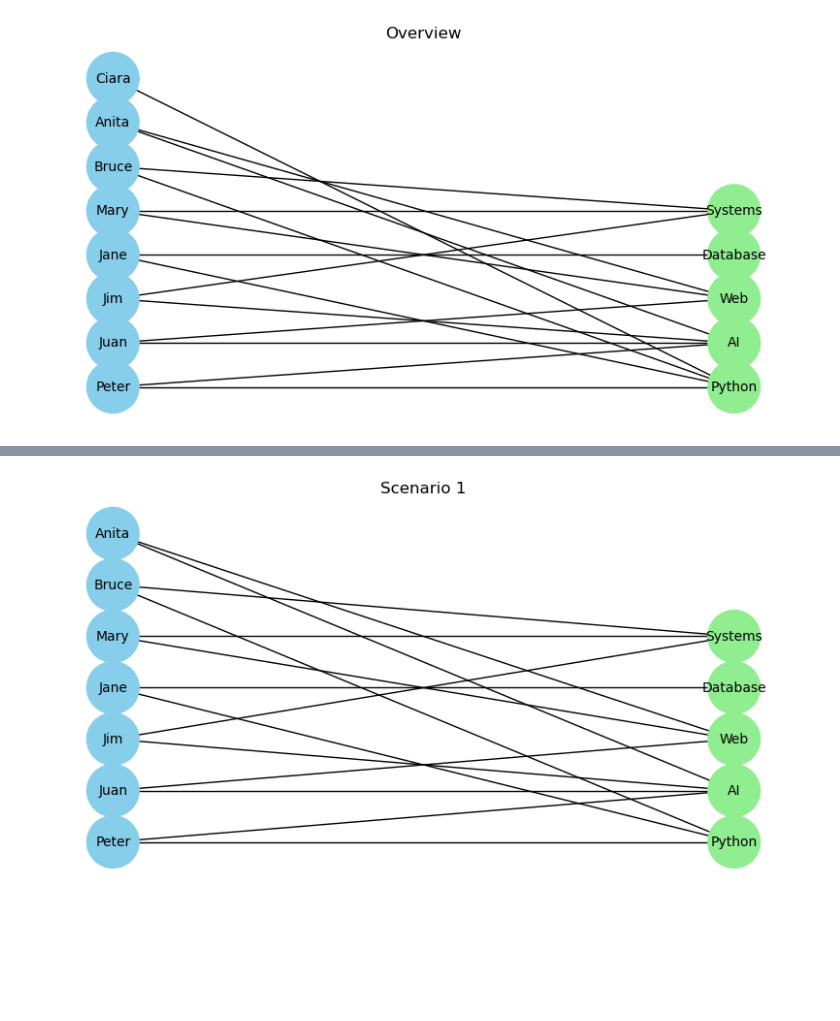
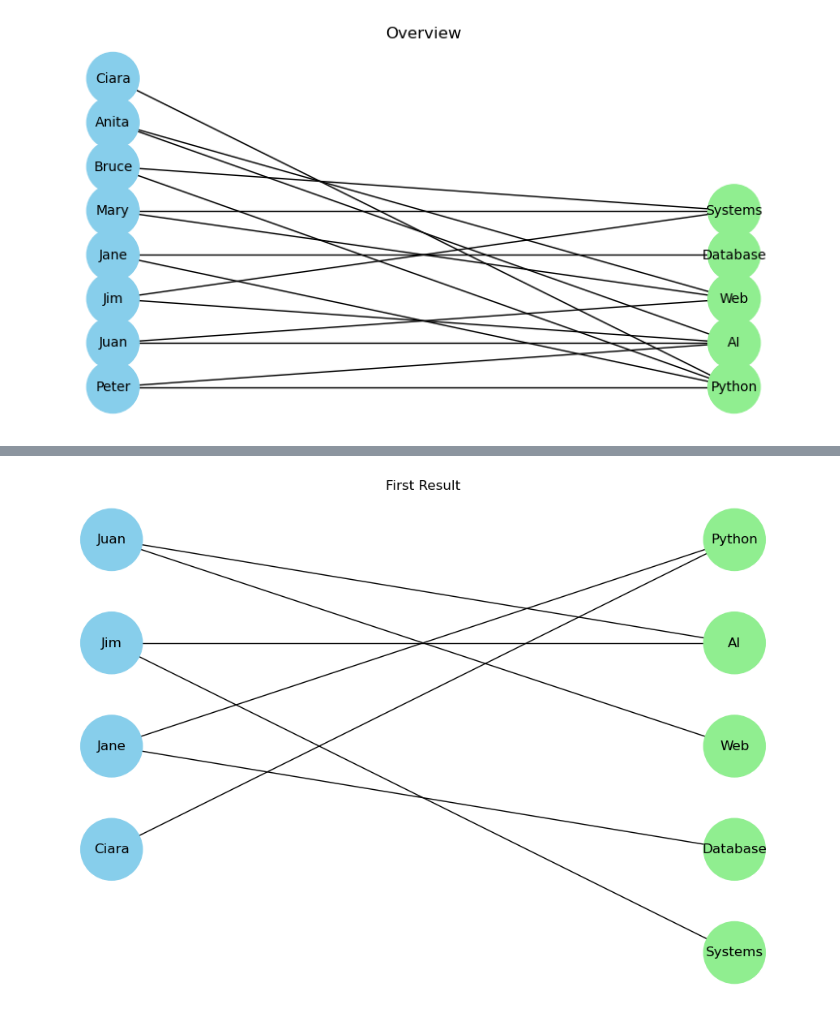
Before and after one commit to 2023323-MarcosOliveira/Final-Integrated-CA, a Jupyter notebook: Marcos_Oliveira_AI_DV_ICA.ipynb, the cells around one changed output, grey strips where cells are left out. Drawn from its saved outputs; the diff is of its cells as text; code cells hidden in the pictures; blank space fills up the shorter version.

Commit message:
feat: :sparkles: Data Visualisation Task, Scenario 1
Scenario 1 is displaying two results in the Data Visualisation section

```diff
--- a/Marcos_Oliveira_AI_DV_ICA.ipynb
+++ b/Marcos_Oliveira_AI_DV_ICA.ipynb
@@ -310,81 +309,75 @@ visualize_csp(candidates_scenario, roles_scenario, "Overview")
 # %%
 import matplotlib.pyplot as plt
 import networkx as nx
+from itertools import combinations
 
-# Candidates and their abilities of Scenario 1
+# Candidates and their abilities for Scenario 1
 candidates_scenario_1 = {
     "Peter": ["Python", "AI"],
     "Juan": ["Web", "AI"],
     "Jim": ["AI", "Systems"],
     "Jane": ["Python", "Database"],
     "Mary": ["Web", "Systems"],
     "Bruce": ["Systems", "Python"],
     "Anita": ["Web", "AI"],
-    # Ciara knows Python
+    "Ciara": ["Python"]  # Ciara knows Python
 }
 
-# Required roles
+# Required roles for Scenario 1
 required_roles_scenario_1 = {
-    "Python": 2,
+    "Python": 1,  # One Python role is already filled by Ciara
     "AI": 2,
     "Web": 1,
     "Database": 1,
     "Systems": 1
 }
 
-# Candidates and their abilities of Scenario 2
-candidates_scenario_2 = {
-    "Peter": ["Python", "AI"],
-    "Jim": ["AI", "Systems"],
-    "Jane": ["Python", "Database"],
-    "Mary": ["Web", "Systems"],
-    "Bruce": ["Systems", "Python"],
-    "Anita": ["Web", "AI"]
-    # Excluding Ciara and Juan
-}
+# Function to check if the combination of hires covers all roles
+def covers_all_roles(hires):
+    covered_roles = {role: 0 for role in required_roles_scenario_1.keys()}
+    for hire in hires:
+        for skill in candidates_scenario_1[hire]:
+            if skill in covered_roles:
+                covered_roles[skill] += 1
+    return all(covered_roles[role] >= required_roles_scenario_1[role] for role in covered_roles)
 
-# Roles for Scenario 2
-required_roles_scenario_2 = {
-    "Python": 2,
-    "AI": 3,  # Increased to 3 AI Engineers
-    "Web": 1,
-    "Database": 1,
-    "Systems": 1
-}
+# Generate combinations of three hires (excluding Ciara who is a given hire)
+possible_hires = set(candidates_scenario_1.keys()) - {"Ciara"}
+combinations_of_hires = combinations(possible_hires, 3)
 
-def visualize_scenario(candidates_scenario_1, required_roles_scenario_1, scenario_title):
-    # Initialize a new graph
+# Find valid combinations
+valid_combinations = []
+for hires in combinations_of_hires:
+    hires_with_ciara = hires + ("Ciara",)  # Adding Ciara to the combination
+    if covers_all_roles(hires_with_ciara):
+        valid_combinations.append(hires_with_ciara)
+
+# Visualize individual result function
+def visualize_individual_result(candidates, required_roles, assignment, title):
     G = nx.Graph()
-
-    # Add nodes for candidates and roles
-    for candidate, skills in candidates_scenario_1.items():
+    for candidate in assignment:
         G.add_node(candidate, type='candidate', bipartite=0)
-        for skill in skills:
-            if skill in required_roles_scenario_1:
-                # Add the role node if it has not already been added
-                if skill not in G:
-                    G.add_node(skill, type='role', bipartite=1)
-                # Add an edge between the candidate and the role
+        for skill in candidates[candidate]:
+            if skill in required_roles:
+                G.add_node(skill, type='role', bipartite=1)
                 G.add_edge(candidate, skill)
-
-    # Generate positions for visualization (left for candidates, right for roles)
     pos = {}
-    pos.update((node, (1, i)) for i, node in enumerate(candidates_scenario_1))
-    pos.update((node, (2, i)) for i, node in enumerate(required_roles_scenario_1))
-
-    # Draw the graph
-    plt.figure(figsize=(10, 5))
-    plt.title(scenario_title)
+    candidate_positions = {node: (1, -i) for i, node in enumerate(assignment)}
+    role_positions = {node: (2, -i) for i, node in enumerate(required_roles)}
+    pos.update(candidate_positions)
+    pos.update(role_positions)
+    plt.figure(figsize=(12, 8))
+    plt.title(title)
     nx.draw(G, pos, with_labels=True,
             node_color=['skyblue' if G.nodes[node]['type'] == 'candidate' else 'lightgreen' for node in G],
-            node_size=1500,
-            font_size=10)
+            node_size=3000, font_size=12)
+    plt.axis('off')
     plt.show()
 
-# Scenario 1
-visualize_scenario(candidates_scenario_1, required_roles_scenario_1, "Scenario 1")
+# Visualize the first result
+visualize_individual_result(candidates_scenario_1, required_roles_scenario_1, valid_combinations[0], "First Result")
 
-# Scenario 2
-visualize_scenario(candidates_scenario_2, required_roles_scenario_2, "Scenario 2")
+# Visualize the second result
+visualize_individual_result(candidates_scenario_1, required_roles_scenario_1, valid_combinations[1], "Second Result")
 # %% [output]
-[figure, old version]
+[figure, new version]
```
Also changed, not shown: parts of 6 cells of this notebook, 2 other files.
